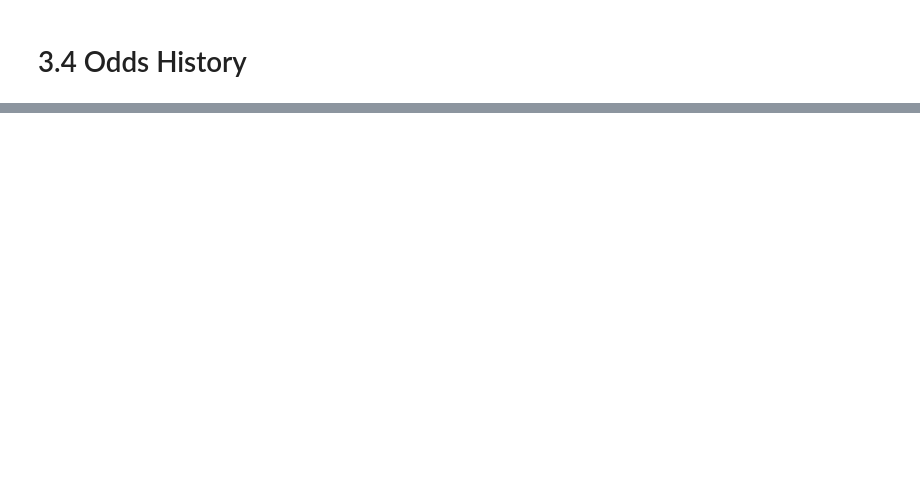
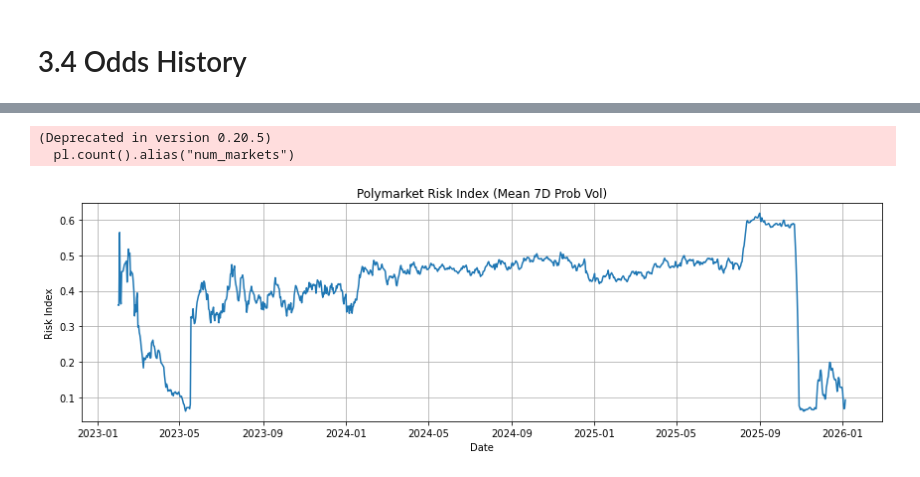
Before and after one commit to shuangvely/bitcoin-analytics-capstone-sp26-team08, a Jupyter notebook: eda/EDA.ipynb, the cells around one changed output, grey strips where cells are left out. Cells and saved outputs as stored; diff of their text form; code cells hidden in the pictures; blank space fills up the shorter version.

```diff
--- a/eda/EDA.ipynb
+++ b/eda/EDA.ipynb
@@ -474,0 +532,16 @@ shape: (5, 4)
+# %%
+df_tokens_simple = (
+    df_tokens
+    .with_columns(pl.col("outcome").str.to_lowercase().alias("outcome_lower"))
+    .filter(
+        pl.col("outcome_lower").is_in(["yes", "no", "up", "down"])
+    )
+)
+# %%
+df_odds_simple = df_odds.join(
+    df_tokens_simple.select(["market_id", "token_id", "outcome"]),
+    on=["market_id", "token_id"],
+    how="inner"
+)
+
+df_odds_simple.head()
@@ -474,0 +599,28 @@ shape: (5, 4)
+# %%
+daily_index = (
+    df_daily
+    .group_by("date")
+    .agg([
+        pl.col("p_vol_7d").mean().alias("risk_index"),
+        pl.col("p_diff_1d").mean().alias("prob_shift_index"),
+        pl.col("update_count").mean().alias("attention_index"),
+        pl.count().alias("num_markets")
+    ])
+    .sort("date")
+)
+# %% [output]
+(Deprecated in version 0.20.5)
+  pl.count().alias("num_markets")
+# %%
+daily_pd = pd.DataFrame(daily_index.to_dict(as_series=False))
+# %%
+plt.figure(figsize=(12,4))
+plt.plot(daily_pd["date"], daily_pd["risk_index"])
+plt.title("Polymarket Risk Index (Mean 7D Prob Vol)")
+plt.xlabel("Date")
+plt.ylabel("Risk Index")
+plt.grid(True)
+plt.tight_layout()
+plt.show()
+# %% [output]
+[figure, added]
```
Also changed, not shown: parts of 14 cells of this notebook.
